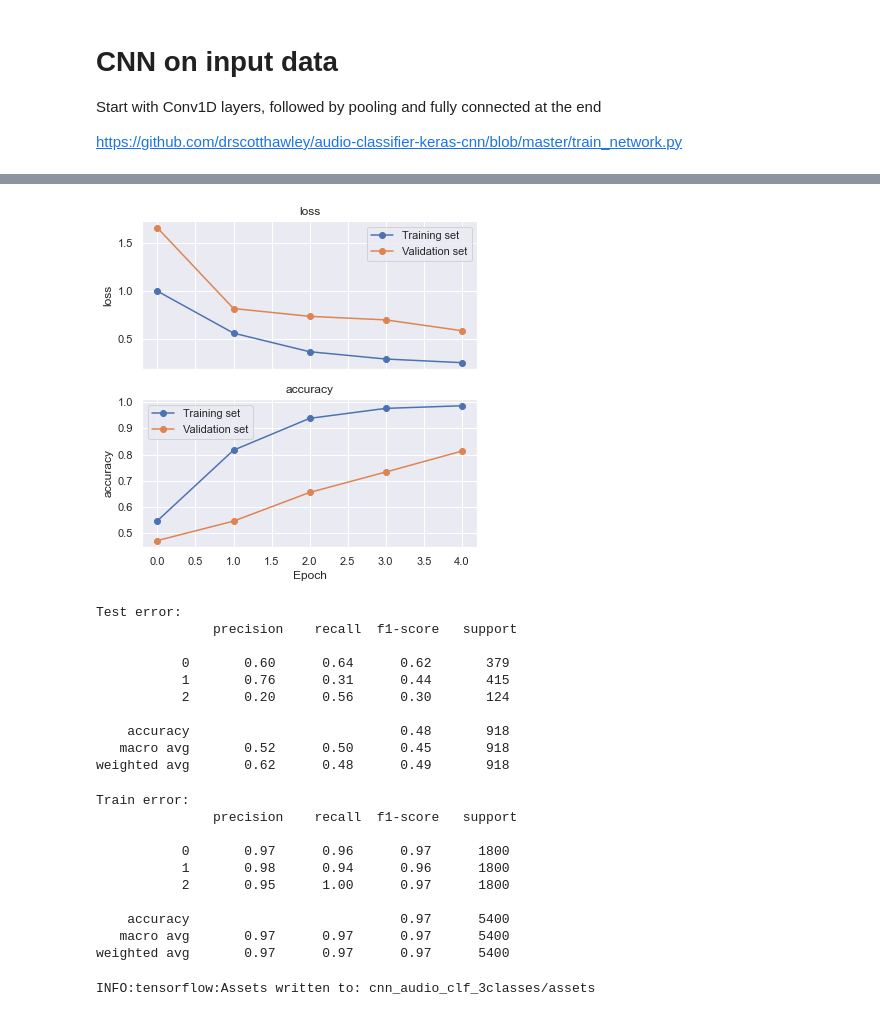
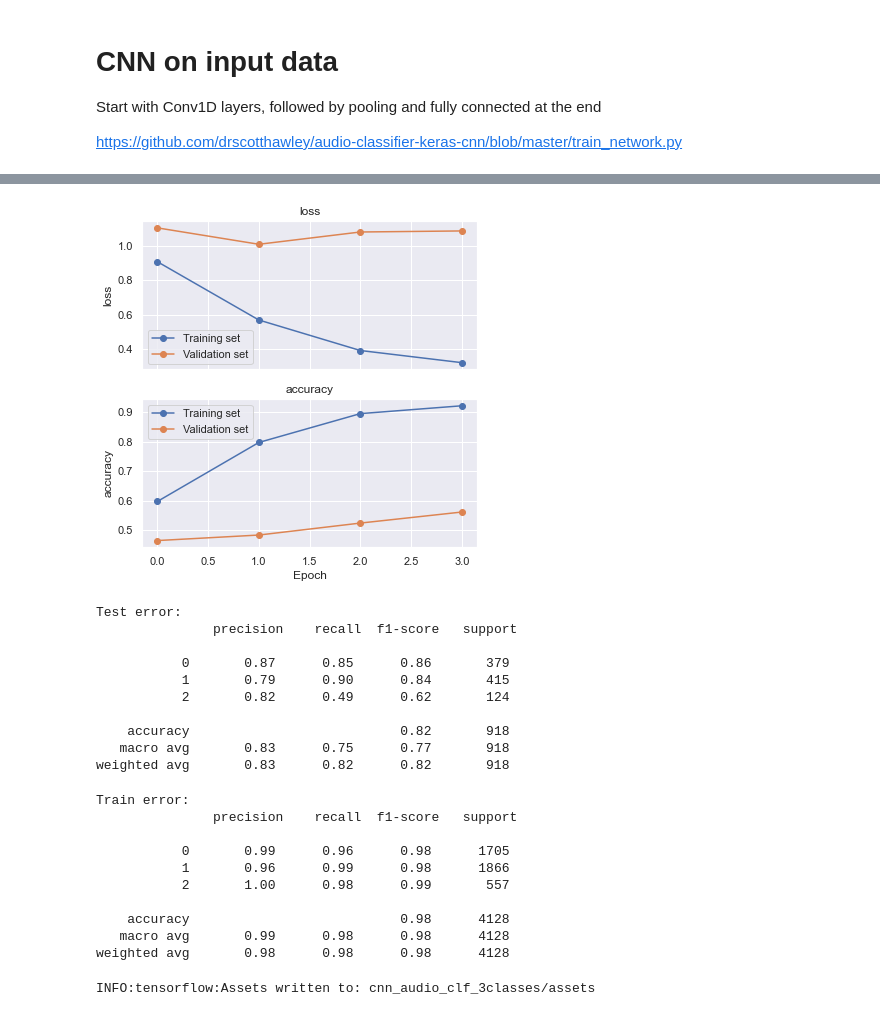
Before and after one commit to nvanommeren/audio_classification, a Jupyter notebook: audioset.ipynb, the cells around one changed output, grey strips where cells are left out. Saved outputs shown, nothing was run; the diff lists cells and outputs as text; code cells hidden in the pictures.

```diff
--- a/audioset.ipynb
+++ b/audioset.ipynb
@@ -260,7 +260,7 @@ def create_resampled_ds(X, y):
 resampled_ds = create_resampled_ds(X_train, y_train)
 resampled_ds = resampled_ds.batch(BATCH_SIZE).prefetch(2)
 
-val_ds = create_resampled_ds(X_test, y_test)
+val_ds = create_resampled_ds(X_val, y_val)
 val_ds = val_ds.batch(BATCH_SIZE).prefetch(2)
 # %%
 for features, label in resampled_ds.take(1):
@@ -274,9 +270,15 @@ count_most_common_class
 # %%
-# Define what an epoch means
+# Calculate number of steps in an epoch
 count_most_common_class = Counter(selected_y).most_common(1)[0][1]
 
-resampled_steps_per_epoch = np.ceil(3.0*float(count_most_common_class)/BATCH_SIZE)
+resampled_steps_per_epoch = np.ceil(n_classes*float(count_most_common_class)/BATCH_SIZE)
 
 resampled_steps_per_epoch
 # %% [output]
 195.0
+# %%
+# Calculate steps in validation set
+count_max_samples_val_set = np.max(np.sum(y_val, axis=0))
+
+val_steps_per_epoch = np.ceil(n_classes*float(count_max_samples_val_set)/BATCH_SIZE)
+val_steps_per_epoch
@@ -453,7 +469,7 @@ Start with Conv1D layers, followed by pooling and fully connected at the end
 https://github.com/drscotthawley/audio-classifier-keras-cnn/blob/master/train_network.py
 # %%
 from tensorflow.keras.layers import Conv1D, MaxPooling1D, Flatten, Activation, BatchNormalization
-from tensorflow.keras.layers import Dense, Dropout
+from tensorflow.keras.layers import Dense, Dropout, Reshape
 from tensorflow.keras.models import Sequential
 from tensorflow.keras.regularizers import l1_l2
 from tensorflow.keras.callbacks import EarlyStopping
@@ -465,6 +481,7 @@ def make_cnn_model(num_layers: int, n_classes: int):
 
     # Input layer
     model.add(BatchNormalization(name="InputLayer"))
+    model.add(Reshape((X_train.shape[1], 1)))
     model.add(Dropout(name="Dropout_InputLayer", rate=0.3))
 
     for i in range(num_layers):
@@ -499,17 +516,18 @@ def make_cnn_model(num_layers: int, n_classes: int):
 
     return model
 
-model = make_cnn_model(4, n_classes=3)
+model_cnn = make_cnn_model(4, n_classes=n_classes)
 
-early_stopping = EarlyStopping(monitor='val_loss', # min_delta=0,
+early_stopping = EarlyStopping(monitor='val_loss',
                           patience=2, verbose=0, mode='auto')
 
-summary = model.fit(np.expand_dims(X_train, axis=2),
-                    y_train,
-                    epochs=5, verbose=1, validation_split=0.1,
+summary = model_cnn.fit(resampled_ds,
+                    epochs=20,
+                    steps_per_epoch=resampled_steps_per_epoch,
+                    verbose=1,
+                    validation_data=val_ds,
                     random_state=123,
-                    batch_size=128,
-                    shuffle=True,
+                    validation_steps=val_steps_per_epoch,
                     callbacks=[early_stopping])
 
 plot_training_summary(summary)
@@ -533,8 +549,8 @@ Epoch 5/5
-[figure, old version]
+[figure, new version]
 # %%
 from sklearn.metrics import classification_report
 
-y_pred_test = model.predict(np.expand_dims(X_test, axis=2))
+y_pred_test = model_cnn.predict(X_test)
 
 print(f"Test error:\n "
       f"{classification_report(y_true=np.argmax(y_test, axis=1), y_pred=np.argmax(y_pred_test, axis=1))}")
@@ -542,15 +558,15 @@ print(f"Test error:\n "
 Test error:
                precision    recall  f1-score   support
 
-           0       0.60      0.64      0.62       379
-           1       0.76      0.31      0.44       415
-           2       0.20      0.56      0.30       124
+           0       0.87      0.85      0.86       379
+           1       0.79      0.90      0.84       415
+           2       0.82      0.49      0.62       124
 
-    accuracy                           0.48       918
-   macro avg       0.52      0.50      0.45       918
-weighted avg       0.62      0.48      0.49       918
+    accuracy                           0.82       918
+   macro avg       0.83      0.75      0.77       918
+weighted avg       0.83      0.82      0.82       918
 # %%
-y_pred_train = model.predict(np.expand_dims(X_train, axis=2))
+y_pred_train = model_cnn.predict(X_train)
 
 print(f"Train error:\n "
       f"{classification_report(y_true=np.argmax(y_train, axis=1), y_pred=np.argmax(y_pred_train, axis=1))}")
@@ -558,11 +574,11 @@ print(f"Train error:\n "
 Train error:
                precision    recall  f1-score   support
 
-           0       0.97      0.96      0.97      1800
-           1       0.98      0.94      0.96      1800
-           2       0.95      1.00      0.97      1800
+           0       0.99      0.96      0.98      1705
+           1       0.96      0.99      0.98      1866
+           2       1.00      0.98      0.99       557
 
-    accuracy                           0.97      5400
-   macro avg       0.97      0.97      0.97      5400
-weighted avg       0.97      0.97      0.97      5400
+    accuracy                           0.98      4128
+   macro avg       0.99      0.98      0.98      4128
+weighted avg       0.98      0.98      0.98      4128
 # %%
```
Also changed, not shown: parts of 15 cells of this notebook.
